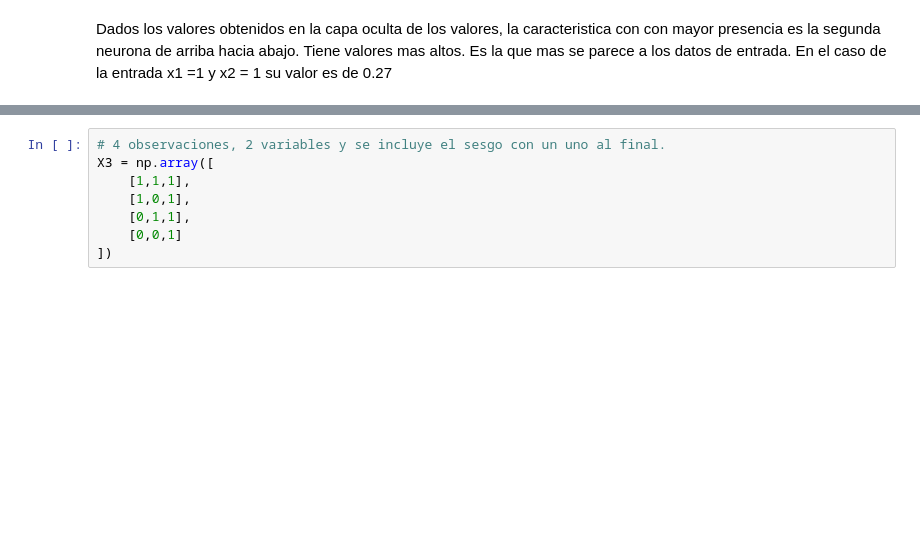
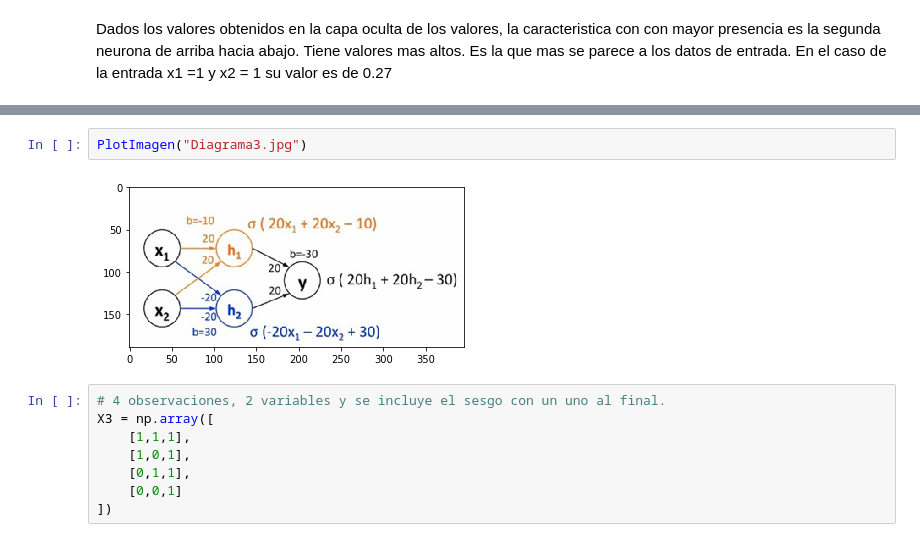
Before and after one commit to rub3ng0nzalez/MSDegree, a Jupyter notebook: Statistical Learning/Forward Propagation/Forward_Propagation_RDG.ipynb, the cells around one changed output, grey strips where cells are left out. Saved outputs shown, nothing was run; the diff lists cells and outputs as text; blank space fills up the shorter version.

```diff
--- a/Statistical Learning/Forward Propagation/Forward_Propagation_RDG.ipynb
+++ b/Statistical Learning/Forward Propagation/Forward_Propagation_RDG.ipynb
@@ -187,6 +200,10 @@ Por su simplicidad y dominio pequeño, seguiremos usando Xor como ejemplo. Asuma
 * Analizar el resultado intermedio ,concluir y comentar opiniones.
 
 Nota: usar solo código vectorizado (producto punto, multiplicación matricial ,ufuncs)
+# %%
+PlotImagen("Diagrama3.jpg")
+# %% [output]
+[figure, added]
 # %%
 # 4 observaciones, 2 variables y se incluye el sesgo con un uno al final.
 X3 = np.array([
```
Also changed, not shown: parts of 7 cells of this notebook.
